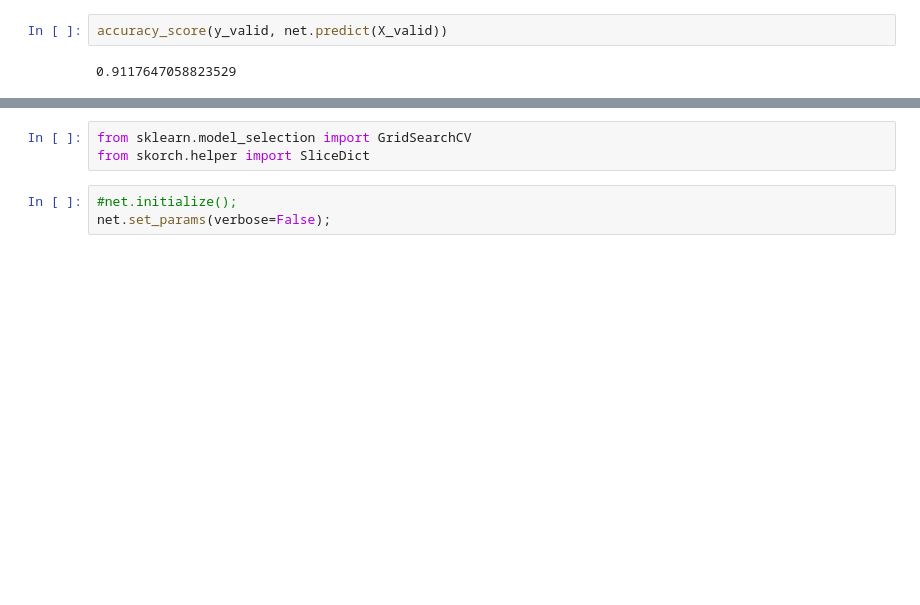
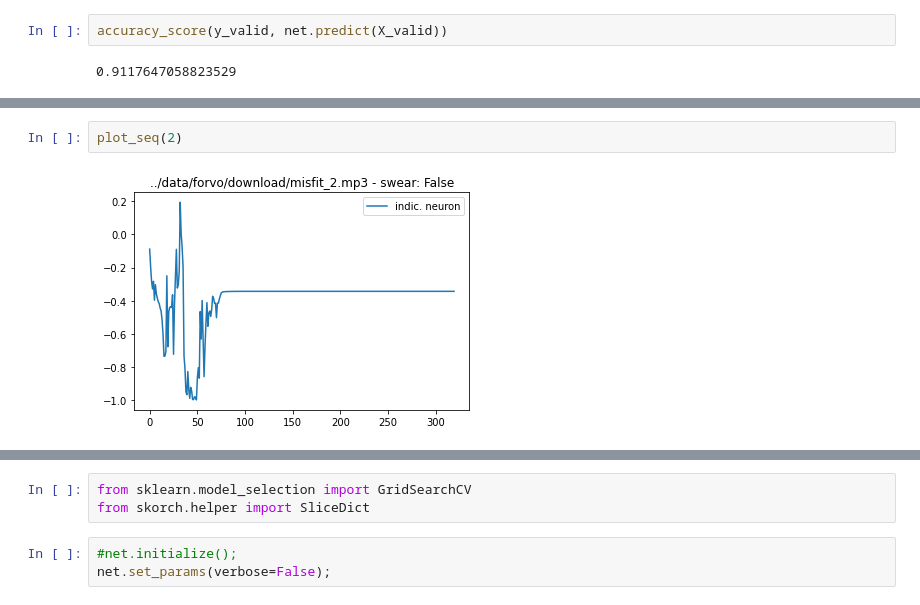
Before and after one commit to deepestcyber/noswear, a Jupyter notebook: notebooks/binary_recognition_binclass.ipynb, the cells around one changed output, grey strips where cells are left out. Cells and saved outputs as stored; diff of their text form; blank space fills up the shorter version.

```diff
--- a/notebooks/binary_recognition_binclass.ipynb
+++ b/notebooks/binary_recognition_binclass.ipynb
@@ -260,0 +317,4 @@ accuracy_score(y_valid, net.predict(X_valid))
+# %%
+plot_seq(2)
+# %% [output]
+[figure, added]
```
Also changed, not shown: parts of 28 cells of this notebook, 3 other files.
